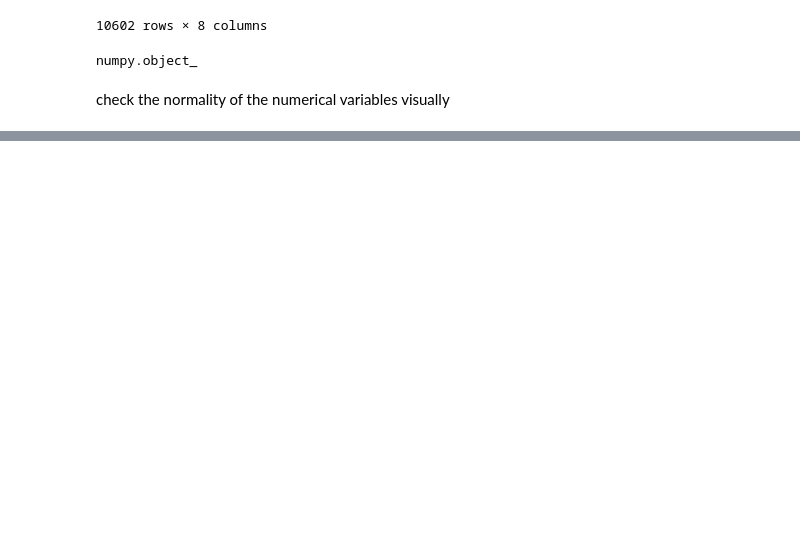
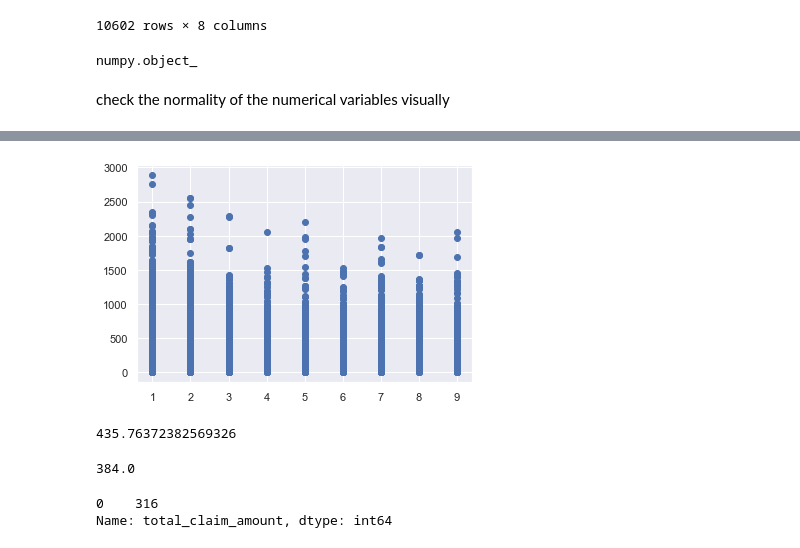
Before and after one commit to SSUNITACHAND9/SUNITA-CHAND, a Jupyter notebook: Week2/Day3.ipynb, the cells around one changed output, grey strips where cells are left out. Cells and saved outputs as stored; diff of their text form; code cells hidden in the pictures; blank space fills up the shorter version.

```diff
--- a/Week2/Day3.ipynb
+++ b/Week2/Day3.ipynb
@@ -197,0 +172,18 @@ Text(0.5, 1.0, 'Total claim')
+# %%
+plt.scatter(x=df._get_numeric_data()['number_of_policies'], y=df._get_numeric_data()['total_claim_amount'])
+plt.show()
+# %% [output]
+[figure, added]
+# %%
+df['total_claim_amount'].mean()
+# %% [output]
+435.76372382569326
+# %%
+df['total_claim_amount'].median()
+# %% [output]
+384.0
+# %%
+df['total_claim_amount'].mode()
+# %% [output]
+0    316
+Name: total_claim_amount, dtype: int64
```
Also changed, not shown: parts of 16 cells of this notebook.
